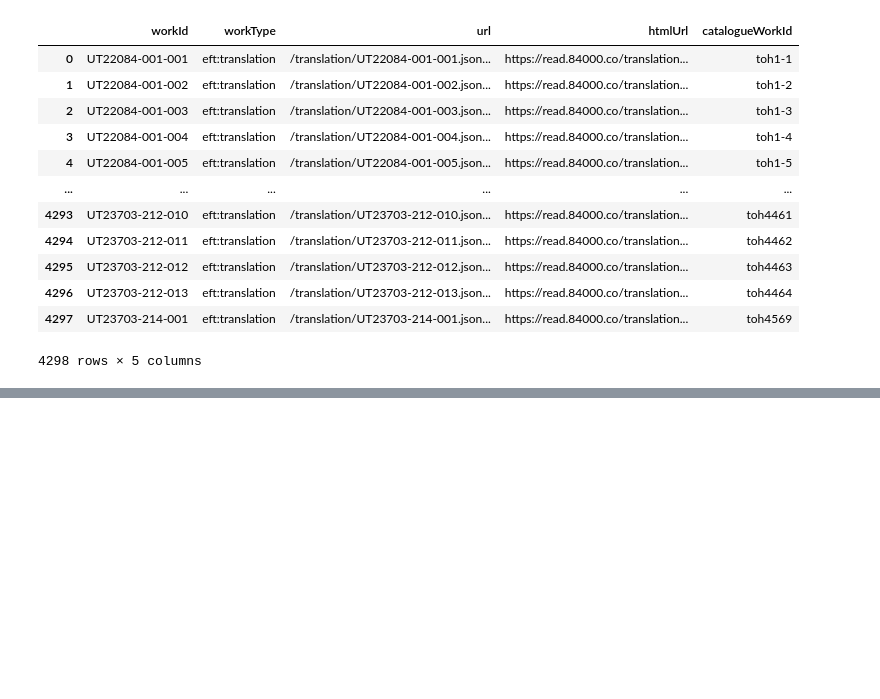
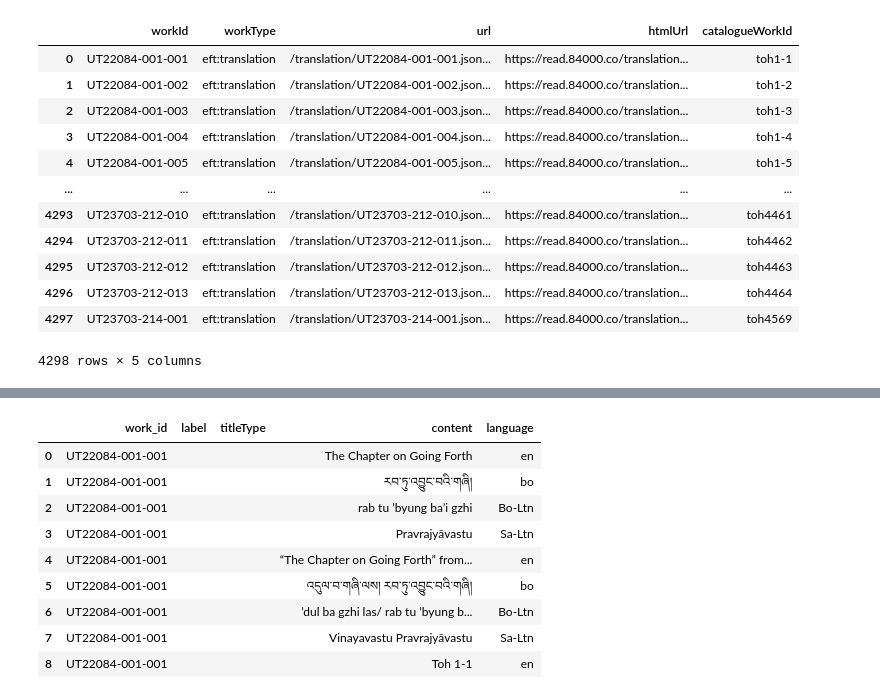
Before and after one commit to 84000/Migration, a Jupyter notebook: Notebooks Scripts/Migrations Works/ Titles.ipynb, the cells around one changed output, grey strips where cells are left out. Drawn from its saved outputs; the diff is of its cells as text; code cells hidden in the pictures; blank space fills up the shorter version.

Commit message:
added code to append titles

```diff
--- a/Notebooks Scripts/Migrations Works/ Titles.ipynb
+++ b/Notebooks Scripts/Migrations Works/ Titles.ipynb
@@ -107,0 +98,13 @@ AttributeError: 'DataFrame' object has no attribute 'append'
+# %%
+def appe
+# %% [output]
+|  | work_id | label | titleType | content | language |
+| 0 | UT22084-001-001 |  |  | The Chapter on Going Forth | en |
+| 1 | UT22084-001-001 |  |  | རབ་ཏུ་འབྱུང་བའི་གཞི། | bo |
+| 2 | UT22084-001-001 |  |  | rab tu ’byung ba’i gzhi | Bo-Ltn |
+| 3 | UT22084-001-001 |  |  | Pravrajyāvastu | Sa-Ltn |
+| 4 | UT22084-001-001 |  |  | “The Chapter on Going Forth” from... | en |
+| 5 | UT22084-001-001 |  |  | འདུལ་བ་གཞི་ལས། རབ་ཏུ་འབྱུང་བའི་གཞི། | bo |
+| 6 | UT22084-001-001 |  |  | ’dul ba gzhi las/ rab tu ’byung b... | Bo-Ltn |
+| 7 | UT22084-001-001 |  |  | Vinayavastu Pravrajyāvastu | Sa-Ltn |
+| 8 | UT22084-001-001 |  |  | Toh 1-1 | en |
```
Also changed, not shown: parts of 7 cells of this notebook.
